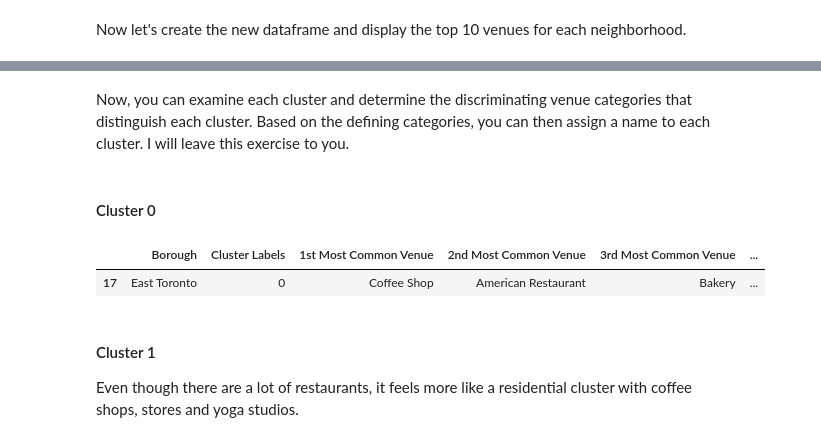
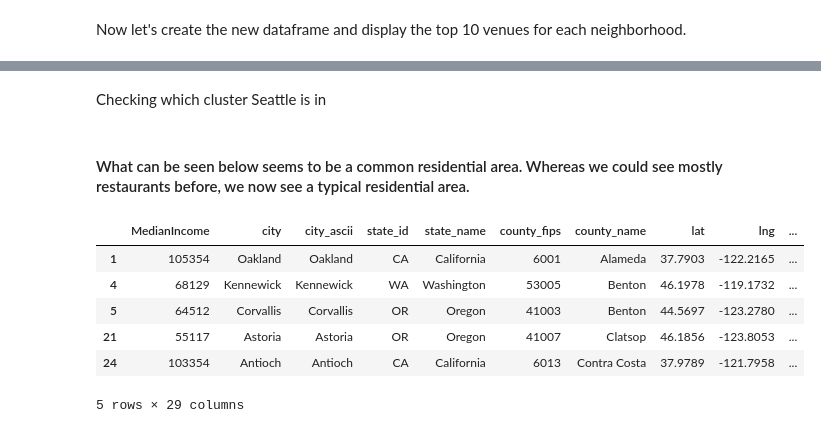
Before and after one commit to 19919/Coursera_Capstone, a Jupyter notebook: Clustering US Towns.ipynb, the cells around one changed output, grey strips where cells are left out. Drawn from its saved outputs; the diff is of its cells as text; code cells hidden in the pictures.

Commit message:
Published from Watson Studio.

```diff
--- a/Clustering US Towns.ipynb
+++ b/Clustering US Towns.ipynb
@@ -406,0 +359,3 @@ Let's create a new dataframe that includes the cluster as well as the top 10 ven
+# %%
+from sklearn.cluster import SpectralClustering
+clustering = SpectralClustering(n_clusters=14, assign_labels="discretize", random_state=0).fit(X)
@@ -407,6 +382,6 @@ Let's create a new dataframe that includes the cluster as well as the top 10 ven
 # %%
 # add clustering labels
-neighbourhoods_venues_sorted.insert(0, 'Cluster Labels', kmeans.labels_)
+neighbourhoods_venues_sorted.insert(0, 'Cluster Labels', clustering.labels_)
 
 us_merged = topCities
 
@@ -442,0 +400,2 @@ us_merged
+# %%
+us = us_merged.dropna()
@@ -489,12 +432,17 @@ Name: Cluster Labels, dtype: int64
-# %% [markdown]
-Now, you can examine each cluster and determine the discriminating venue categories that distinguish each cluster. Based on the defining categories, you can then assign a name to each cluster. I will leave this exercise to you.
-# %% [markdown]
-#### Cluster 0
+# %% [markdown]
+Checking which cluster Seattle is in
+# %%
+seattleCluster = us[us.city == 'Seattle']['Cluster Labels'].values[0]
+# %% [markdown]
+#### What can be seen below seems to be a common residential area. Whereas we could see mostly restaurants before, we now see a typical residential area.
 # %%
-toronto_merged.loc[toronto_merged['Cluster Labels'] == 0, toronto_merged.columns[[1] + list(range(5, toronto_merged.shape[1]))]]
+clFrame = us_merged.loc[us_merged['Cluster Labels'] == seattleCluster, us_merged.columns[[1] + list(range(5, us_merged.shape[1]))]]
+clFrame.head()
 # %% [output]
-|  | Borough | Cluster Labels | 1st Most Common Venue | 2nd Most Common Venue | 3rd Most Common Venue | ... |
-| 17 | East Toronto | 0 | Coffee Shop | American Restaurant | Bakery | ... |
+|  | MedianIncome | city | city_ascii | state_id | state_name | county_fips | county_name | lat | lng | ... |
+| 1 | 105354 | Oakland | Oakland | CA | California | 6001 | Alameda | 37.7903 | -122.2165 | ... |
+| 4 | 68129 | Kennewick | Kennewick | WA | Washington | 53005 | Benton | 46.1978 | -119.1732 | ... |
+| 5 | 64512 | Corvallis | Corvallis | OR | Oregon | 41003 | Benton | 44.5697 | -123.2780 | ... |
+| 21 | 55117 | Astoria | Astoria | OR | Oregon | 41007 | Clatsop | 46.1856 | -123.8053 | ... |
+| 24 | 103354 | Antioch | Antioch | CA | California | 6013 | Contra Costa | 37.9789 | -121.7958 | ... |
+5 rows × 29 columns
-# %% [markdown]
-#### Cluster 1
-Even though there are a lot of restaurants,  it feels more like a residential cluster with coffee shops, stores and yoga studios.
```
Also changed, not shown: parts of 80 cells of this notebook.
